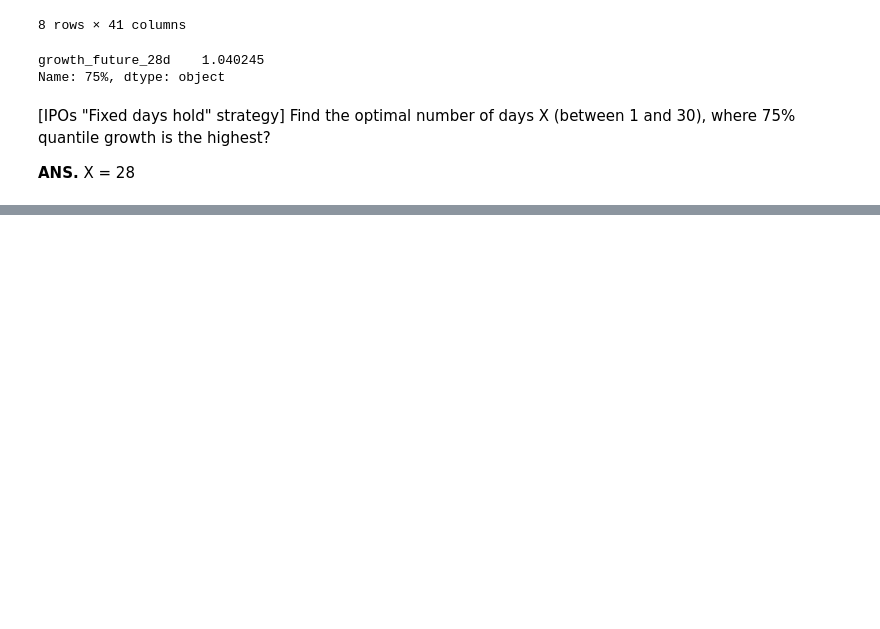
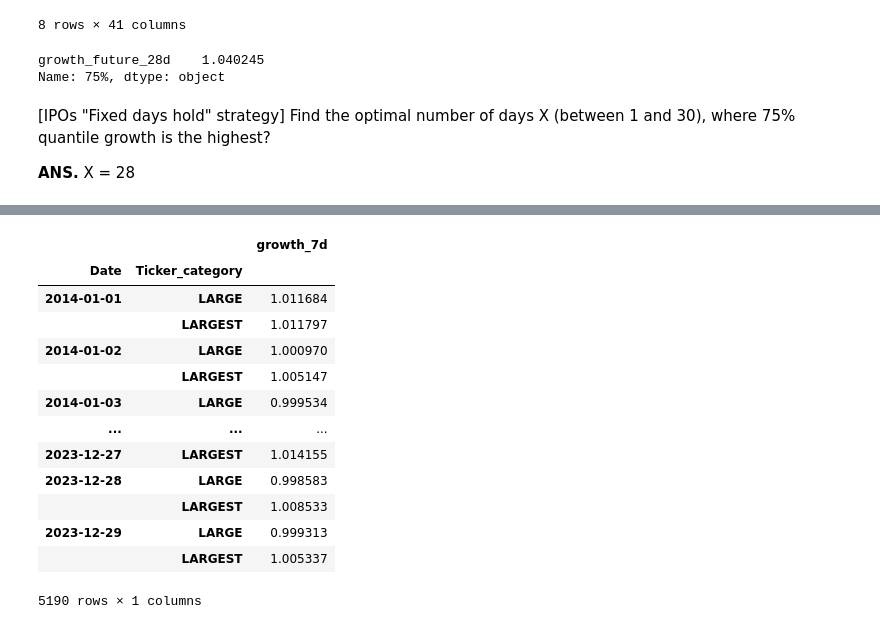
Before and after one commit to lucapug/dtc-stock-markets-analytics-zoomcamp, a Jupyter notebook: cohorts/2024/SMA_zoomcamp_lab2_and_HW2.ipynb, the cells around one changed output, grey strips where cells are left out. Cells and saved outputs as stored; diff of their text form; code cells hidden in the pictures; blank space fills up the shorter version.

```diff
--- a/cohorts/2024/SMA_zoomcamp_lab2_and_HW2.ipynb
+++ b/cohorts/2024/SMA_zoomcamp_lab2_and_HW2.ipynb
@@ -2946,0 +3025,2 @@ Name: 75%, dtype: object
+# %%
+LARGE_STOCKS = NEW_EU + NEW_US + NEW_INDIA
@@ -2946,0 +3088,36 @@ Name: 75%, dtype: object
+# %%
+stocks_df['Ticker_category'] = 'LARGEST'
+# %%
+import time
+
+#stocks_df = pd.DataFrame({'A' : []})
+
+for i,ticker in enumerate(LARGE_STOCKS):
+  print(i,ticker)
+
+  # Work with stock prices
+  historyPrices = yf.download(tickers = ticker,
+                     start='2013-12-19',
+                              end='2023-12-31',
+                     interval = "1d")
+
+  # generate features for historical prices, and what we want to predict
+  historyPrices['Ticker'] = ticker
+  historyPrices['Year']= historyPrices.index.year
+  historyPrices['Month'] = historyPrices.index.month
+  historyPrices['Weekday'] = historyPrices.index.weekday
+  historyPrices['Date'] = historyPrices.index.date
+
+  # historical returns
+  historyPrices['growth_7d'] = historyPrices['Adj Close'] / historyPrices['Adj Close'].shift(7)
+
+  historyPrices['Ticker_category'] = 'LARGE'
+
+  # sleep 1 sec between downloads - not to overload the API server
+  time.sleep(1)
+
+
+  if stocks_df.empty:
+    stocks_df = historyPrices
+  else:
+    stocks_df = pd.concat([stocks_df, historyPrices], ignore_index=True)
@@ -2946,0 +3188,18 @@ Name: 75%, dtype: object
+# %%
+categ_growth_means= pd.DataFrame(stocks_df.groupby(by=['Date','Ticker_category']).growth_7d.mean())
+categ_growth_means
+# %% [output]
+|  |  | growth_7d |
+| Date | Ticker_category |  |
+| 2014-01-01 | LARGE | 1.011684 |
+|  | LARGEST | 1.011797 |
+| 2014-01-02 | LARGE | 1.000970 |
+|  | LARGEST | 1.005147 |
+| 2014-01-03 | LARGE | 0.999534 |
+| ... | ... | ... |
+| 2023-12-27 | LARGEST | 1.014155 |
+| 2023-12-28 | LARGE | 0.998583 |
+|  | LARGEST | 1.008533 |
+| 2023-12-29 | LARGE | 0.999313 |
+|  | LARGEST | 1.005337 |
+5190 rows × 1 columns
```
Also changed, not shown: parts of 77 cells of this notebook.
